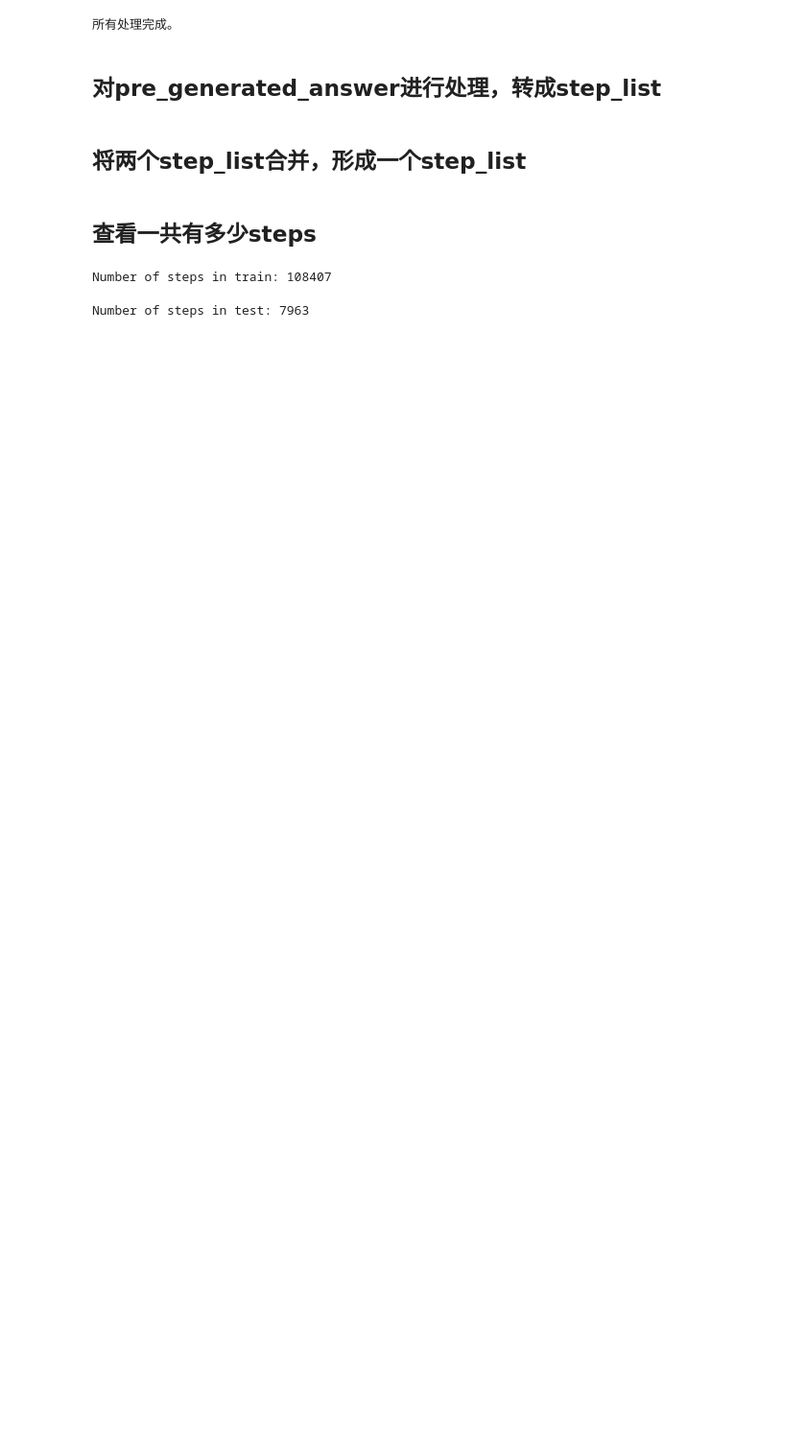
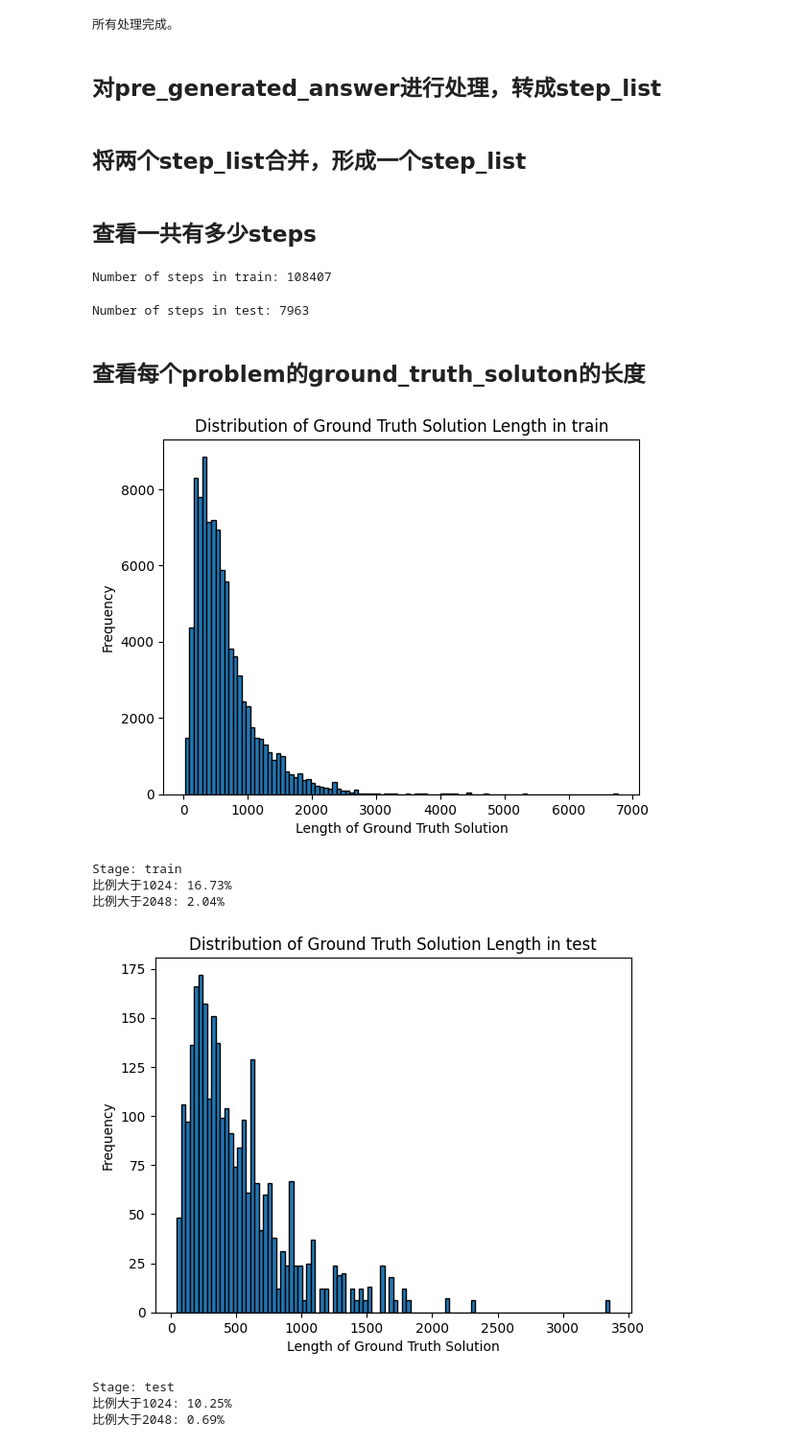
Before and after one commit to SWORD-ZEUS/openo1, a Jupyter notebook: jupyter_notebook/sft_stage/process_prm800k.ipynb, the cells around one changed output. Shown at 96% size. Saved outputs shown, nothing was run; the diff lists cells and outputs as text; code cells hidden in the pictures; blank space fills up the shorter version.

```diff
--- a/jupyter_notebook/sft_stage/process_prm800k.ipynb
+++ b/jupyter_notebook/sft_stage/process_prm800k.ipynb
@@ -496,3 +496,53 @@ for stage in ["train", "test"]:
 # %% [output]
 Number of steps in train: 108407
 Number of steps in test: 7963
+# %% [markdown]
+## 查看每个problem的ground_truth_soluton的长度
+# %%
+#查看每个problem的ground_truth_solution的长度，并绘制分布图
+#分布图纵坐标是频率，横坐标是长度
+#各个stage的分布图放在一起
+#并分别统计长度大于1024与2048在各个stage的占比
+import json
+from tqdm import tqdm
+import matplotlib.pyplot as plt
+
+
+path = "/zhuangkai/openo1/dataset/prm800k/data/phase2_{stage}.jsonl"
+for stage in ["train", "test"]:
+    results = []
+    count_gt_1024 = 0  # 统计长度大于1024的数量
+    count_gt_2048 = 0  # 统计长度大于2048的数量
+    total_count = 0     # 统计总数量
+    with open(path.format(stage=stage), 'r', encoding='utf-8') as f:
+        for line in tqdm(f):
+            line = json.loads(line)
+            problem = line["question"]['problem']
+            gt_solution = line["question"]['ground_truth_solution']
+            if gt_solution is not None:
+                length = len(gt_solution)
+                results.append((problem, length))
+                total_count += 1  # 增加总数量
+                if length > 1024:
+                    count_gt_1024 += 1  # 增加长度大于1024的计数
+                if length > 2048:
+                    count_gt_2048 += 1  # 增加长度大于2048的计数
+    plt.hist([length for problem, length in results], bins=100, edgecolor='black')
+    plt.xlabel('Length of Ground Truth Solution')
+    plt.ylabel('Frequency')
+    plt.title(f'Distribution of Ground Truth Solution Length in {stage}')
+    plt.show()
+
+    # 输出长度大于1024与2048的占比
+    print(f'Stage: {stage}')
+    print(f'比例大于1024: {count_gt_1024 / total_count * 100:.2f}%')
+    print(f'比例大于2048: {count_gt_2048 / total_count * 100:.2f}%')
+# %% [output]
+[figure, added]
+Stage: train
+比例大于1024: 16.73%
+比例大于2048: 2.04%
+[figure, added]
+Stage: test
+比例大于1024: 10.25%
+比例大于2048: 0.69%
```
Also changed, not shown: 10 other files.
